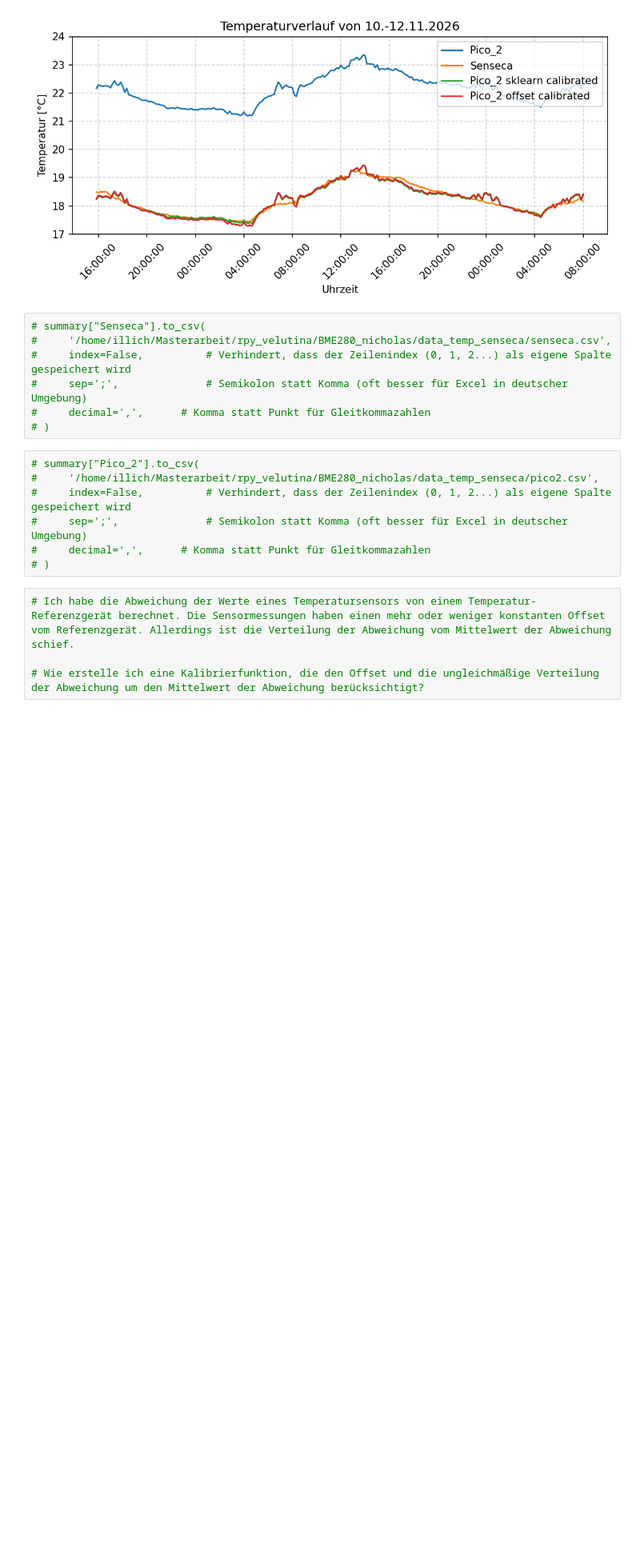
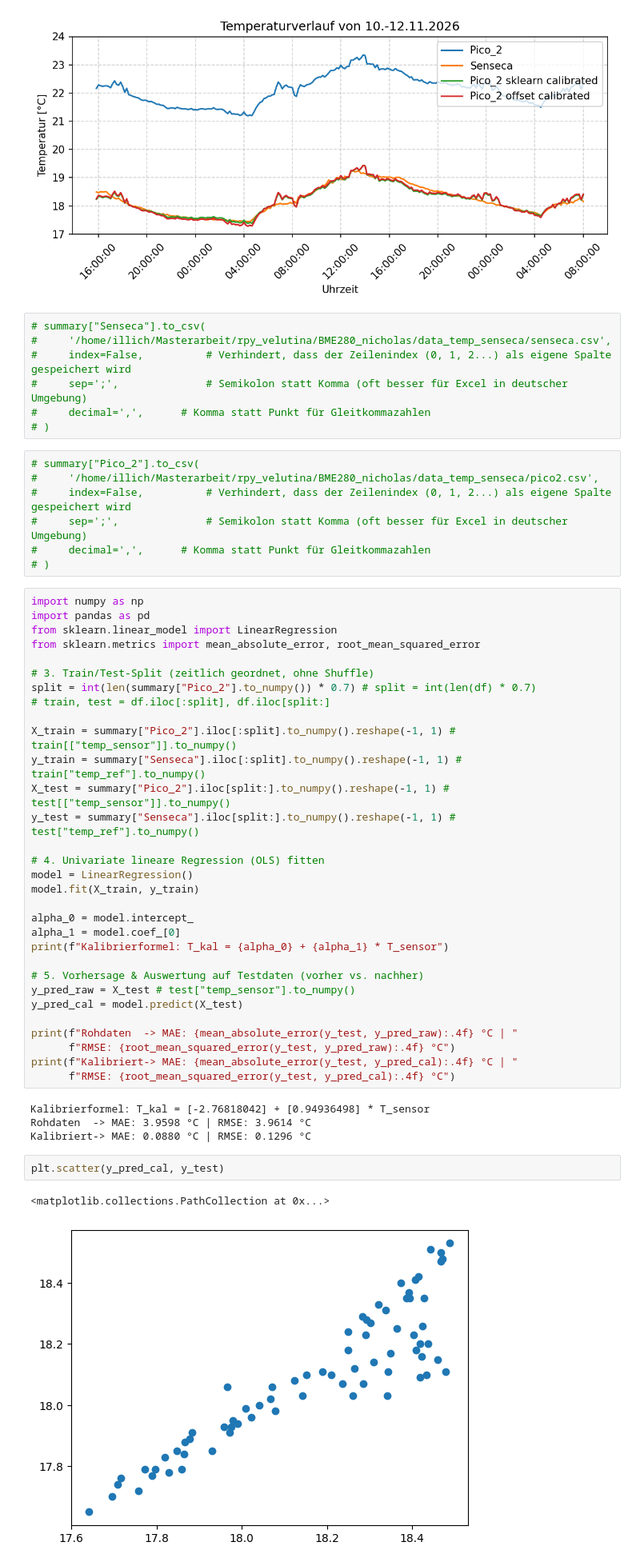
Before and after one commit to hydroclaus/rpy_velutina, a Jupyter notebook: BME280_nicholas/data_temp_senseca/plot_temp_data.ipynb, the cells around one changed output. Shown at 80% size. Saved outputs shown, nothing was run; the diff lists cells and outputs as text; blank space fills up the shorter version.

Commit message:
Linear Regression

```diff
--- a/BME280_nicholas/data_temp_senseca/plot_temp_data.ipynb
+++ b/BME280_nicholas/data_temp_senseca/plot_temp_data.ipynb
@@ -372,7 +372,43 @@ plt.show()
 #     sep=';',              # Semikolon statt Komma (oft besser für Excel in deutscher Umgebung)
 #     decimal=',',      # Komma statt Punkt für Gleitkommazahlen
 # )
-# %%
-# Ich habe die Abweichung der Werte eines Temperatursensors von einem Temperatur-Referenzgerät berechnet. Die Sensormessungen haben einen mehr oder weniger konstanten Offset vom Referenzgerät. Allerdings ist die Verteilung der Abweichung vom Mittelwert der Abweichung schief.
-
-# Wie erstelle ich eine Kalibrierfunktion, die den Offset und die ungleichmäßige Verteilung der Abweichung um den Mittelwert der Abweichung berücksichtigt?
+# %%
+import numpy as np
+import pandas as pd
+from sklearn.linear_model import LinearRegression
+from sklearn.metrics import mean_absolute_error, root_mean_squared_error
+
+# 3. Train/Test-Split (zeitlich geordnet, ohne Shuffle)
+split = int(len(summary["Pico_2"].to_numpy()) * 0.7) # split = int(len(df) * 0.7)
+# train, test = df.iloc[:split], df.iloc[split:]
+
+X_train = summary["Pico_2"].iloc[:split].to_numpy().reshape(-1, 1) # train[["temp_sensor"]].to_numpy()
+y_train = summary["Senseca"].iloc[:split].to_numpy().reshape(-1, 1) # train["temp_ref"].to_numpy()
+X_test = summary["Pico_2"].iloc[split:].to_numpy().reshape(-1, 1) # test[["temp_sensor"]].to_numpy()
+y_test = summary["Senseca"].iloc[split:].to_numpy().reshape(-1, 1) # test["temp_ref"].to_numpy()
+
+# 4. Univariate lineare Regression (OLS) fitten
+model = LinearRegression()
+model.fit(X_train, y_train)
+
+alpha_0 = model.intercept_
+alpha_1 = model.coef_[0]
+print(f"Kalibrierformel: T_kal = {alpha_0} + {alpha_1} * T_sensor")
+
+# 5. Vorhersage & Auswertung auf Testdaten (vorher vs. nachher)
+y_pred_raw = X_test # test["temp_sensor"].to_numpy()
+y_pred_cal = model.predict(X_test)
+
+print(f"Rohdaten  -> MAE: {mean_absolute_error(y_test, y_pred_raw):.4f} °C | "
+      f"RMSE: {root_mean_squared_error(y_test, y_pred_raw):.4f} °C")
+print(f"Kalibriert-> MAE: {mean_absolute_error(y_test, y_pred_cal):.4f} °C | "
+      f"RMSE: {root_mean_squared_error(y_test, y_pred_cal):.4f} °C")
+# %% [output]
+Kalibrierformel: T_kal = [-2.76818042] + [0.94936498] * T_sensor
+Rohdaten  -> MAE: 3.9598 °C | RMSE: 3.9614 °C
+Kalibriert-> MAE: 0.0880 °C | RMSE: 0.1296 °C
+# %%
+plt.scatter(y_pred_cal, y_test)
+# %% [output]
+<matplotlib.collections.PathCollection at 0x...>
+[figure, added]
```
Also changed, not shown: parts of 3 cells of this notebook.
